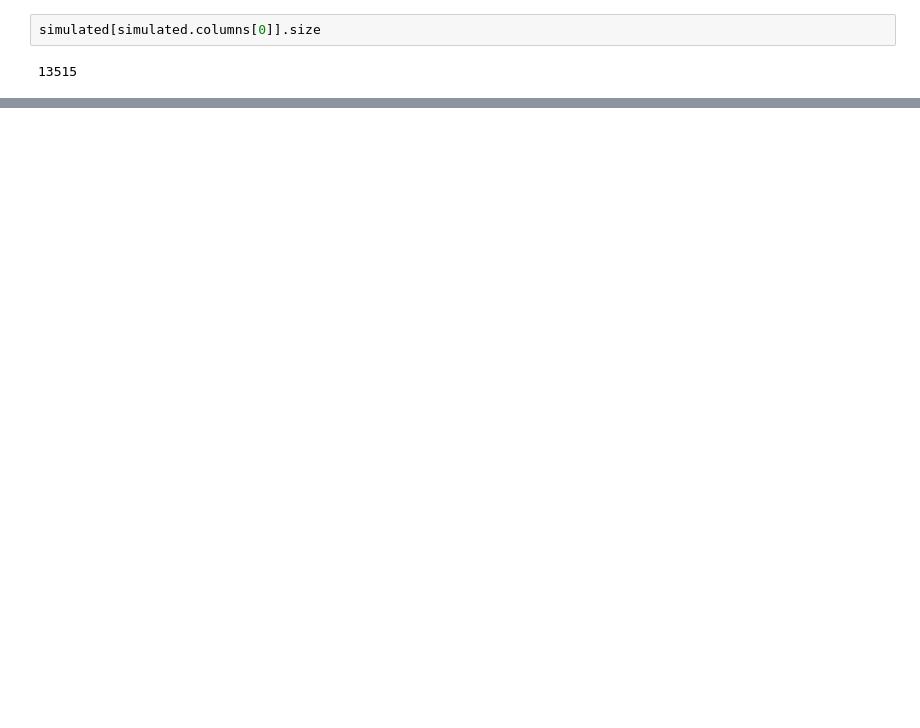
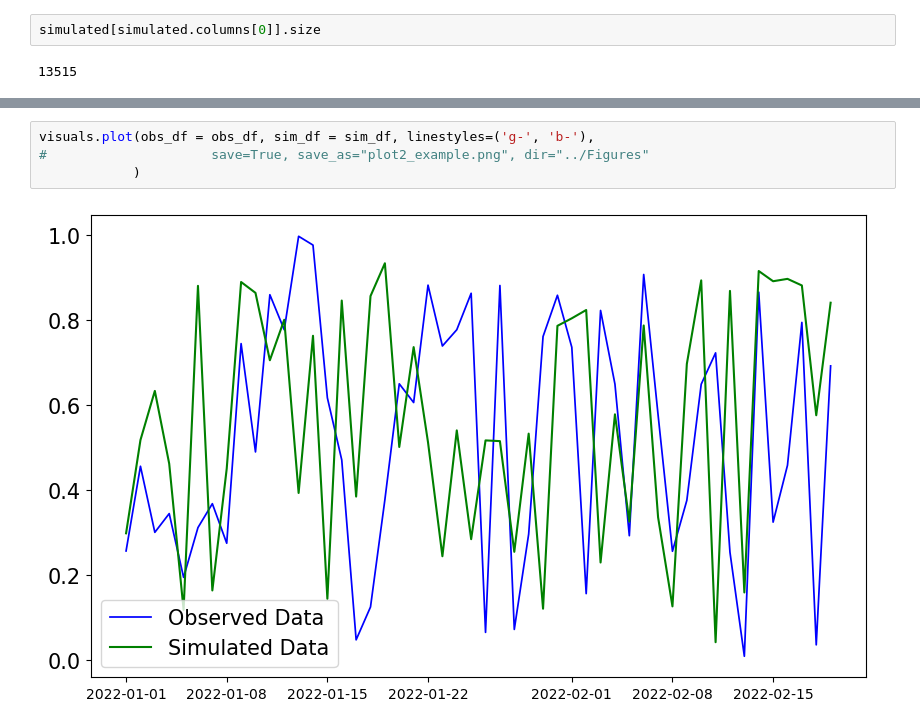
Before and after one commit to UchechukwuUdenze/NHS_PostProcessing, a Jupyter notebook: docs/source/notebooks/Examples.ipynb, the cells around one changed output, grey strips where cells are left out. Drawn from its saved outputs; the diff is of its cells as text; blank space fills up the shorter version.

```diff
--- a/docs/source/notebooks/Examples.ipynb
+++ b/docs/source/notebooks/Examples.ipynb
@@ -737,0 +761,6 @@ NameError: name 'Legend' is not defined
+# %%
+visuals.plot(obs_df = obs_df, sim_df = sim_df, linestyles=('g-', 'b-'),
+#                     save=True, save_as="plot2_example.png", dir="../Figures"
+            )
+# %% [output]
+[figure, added]
```
Also changed, not shown: parts of 13 cells of this notebook, 4 other files.
